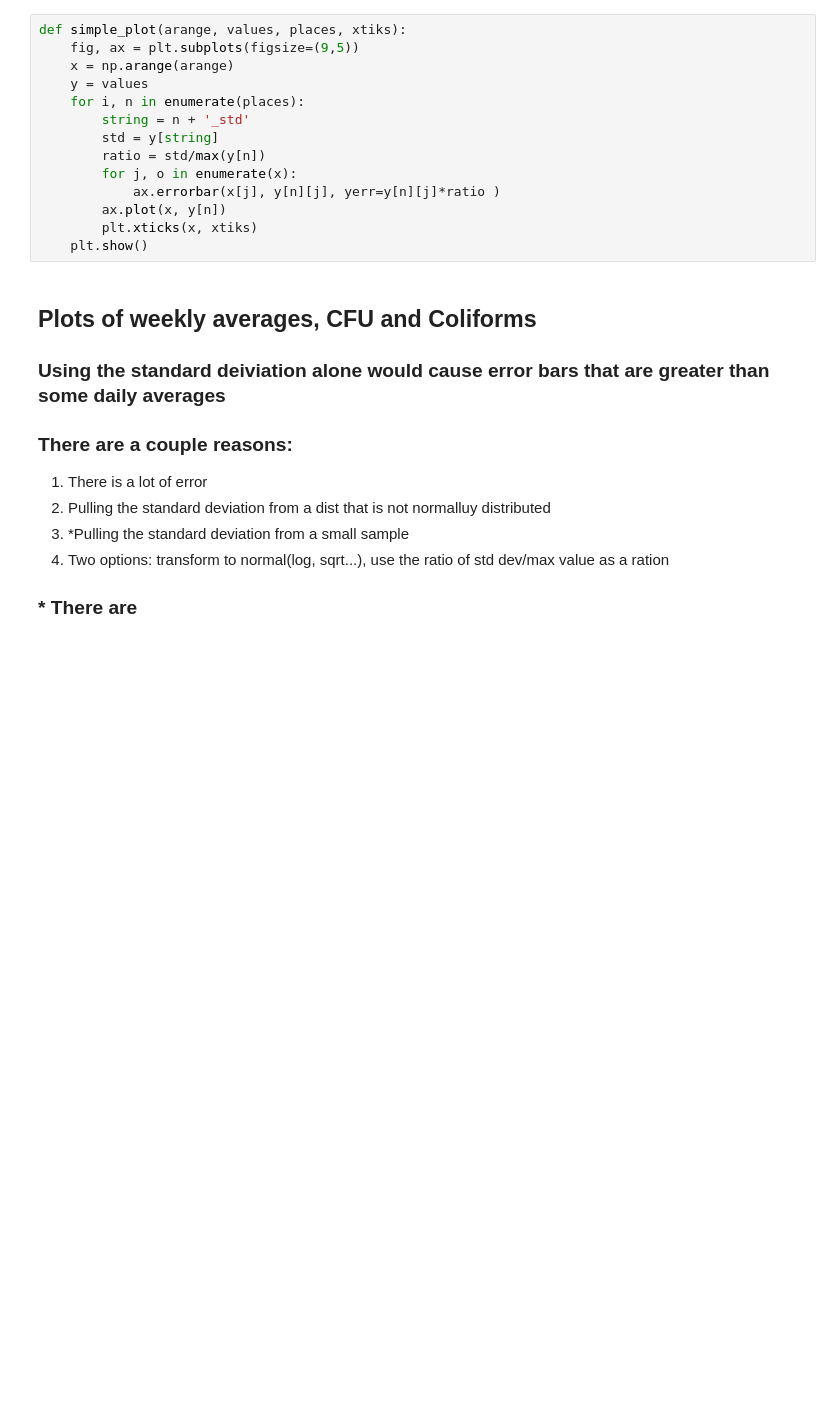
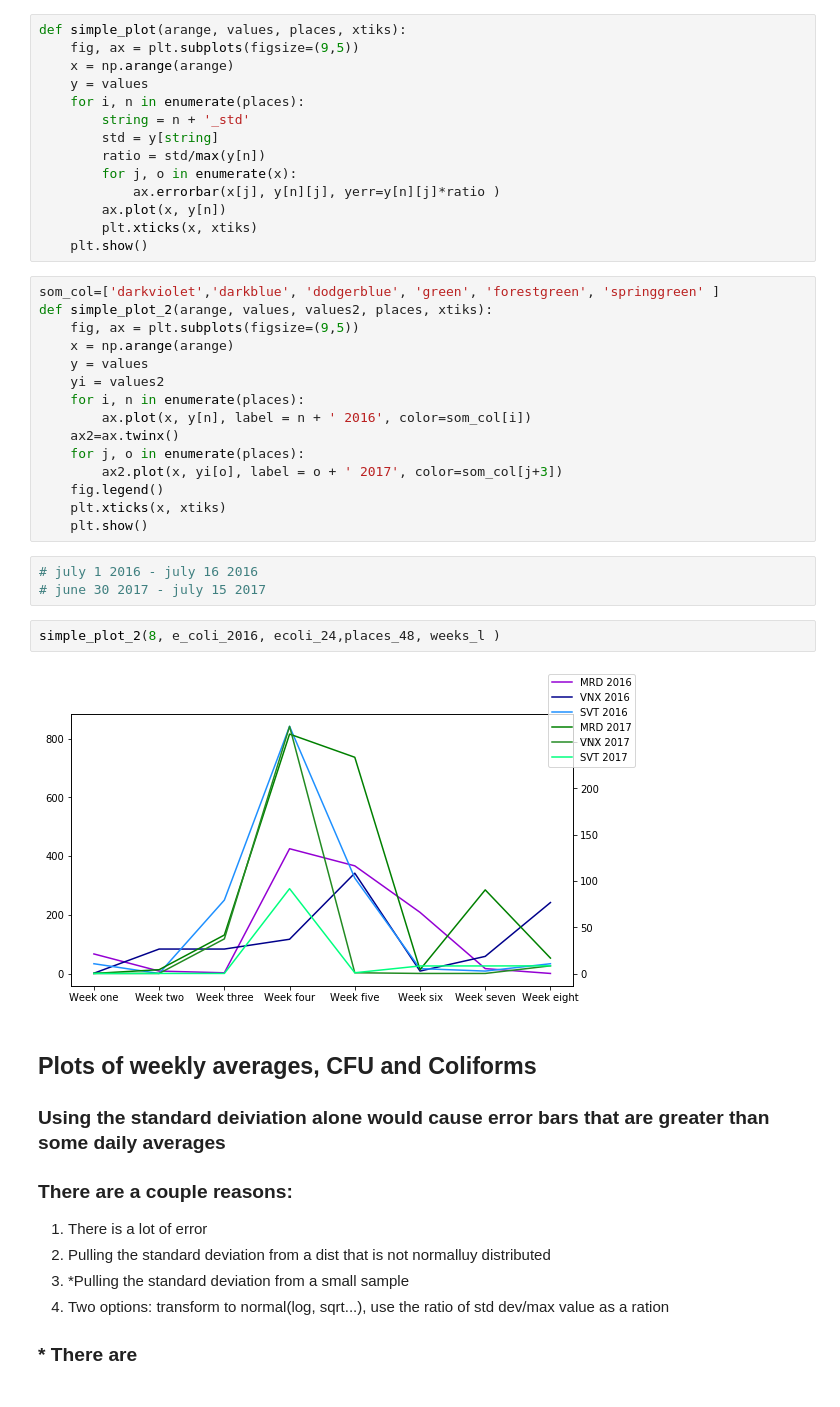
Before and after one commit to GaryHDA/module_one, a Jupyter notebook: micro/results_grid_final_version.ipynb, the cells around one changed output. Cells and saved outputs as stored; diff of their text form; blank space fills up the shorter version.

```diff
--- a/micro/results_grid_final_version.ipynb
+++ b/micro/results_grid_final_version.ipynb
@@ -1155,6 +1175,28 @@ def simple_plot(arange, values, places, xtiks):
         ax.plot(x, y[n])
         plt.xticks(x, xtiks)
     plt.show()
+# %%
+som_col=['darkviolet','darkblue', 'dodgerblue', 'green', 'forestgreen', 'springgreen' ]
+def simple_plot_2(arange, values, values2, places, xtiks):
+    fig, ax = plt.subplots(figsize=(9,5))
+    x = np.arange(arange)
+    y = values
+    yi = values2
+    for i, n in enumerate(places):
+        ax.plot(x, y[n], label = n + ' 2016', color=som_col[i])
+    ax2=ax.twinx()
+    for j, o in enumerate(places):
+        ax2.plot(x, yi[o], label = o + ' 2017', color=som_col[j+3])
+    fig.legend()
+    plt.xticks(x, xtiks)
+    plt.show()
+# %%
+# july 1 2016 - july 16 2016
+# june 30 2017 - july 15 2017
+# %%
+simple_plot_2(8, e_coli_2016, ecoli_24,places_48, weeks_l )
+# %% [output]
+[figure, added]
 # %% [markdown]
 ## Plots of weekly averages, CFU and Coliforms
 ### Using the standard deiviation alone would cause error bars that are greater than some daily averages
```
Also changed, not shown: parts of 1 cell of this notebook, 2 other files.
